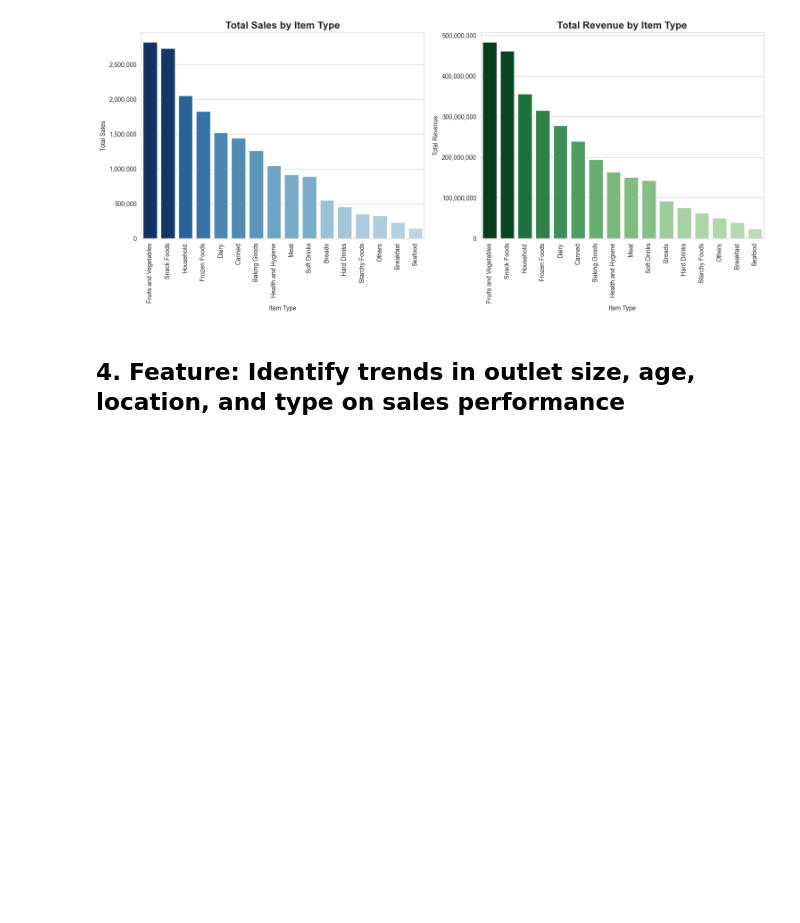
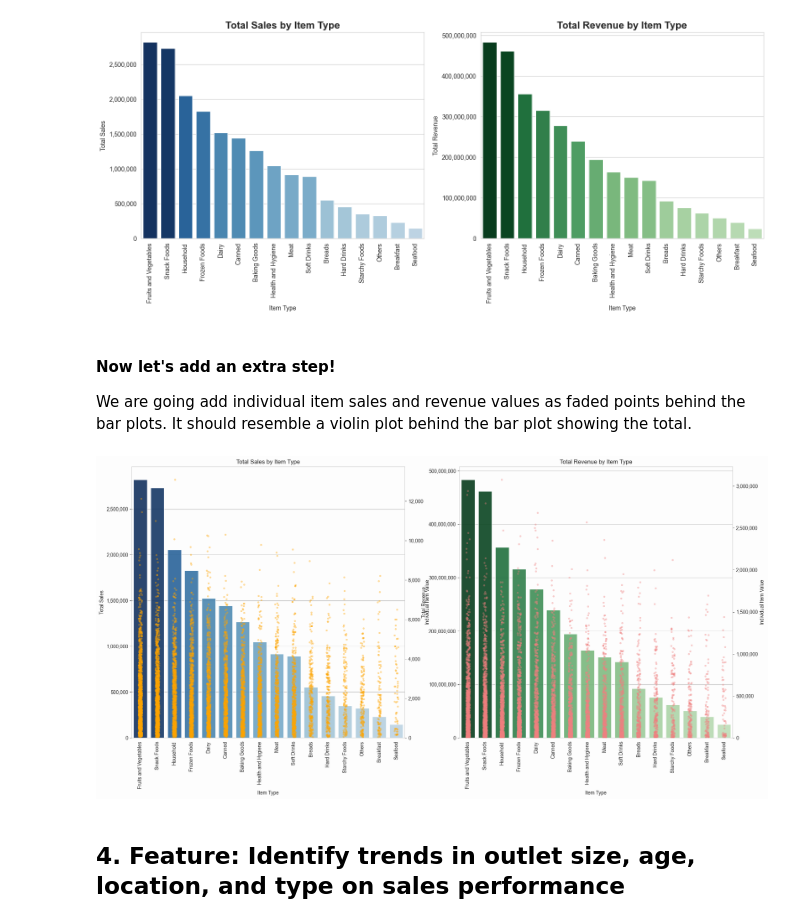
Before and after one commit to JohnK-au/Big-Mart-Data-Science-Project, a Jupyter notebook: scripts/Big-Mart-Analysis.ipynb, the cells around one changed output. Drawn from its saved outputs; the diff is of its cells as text; code cells hidden in the pictures; blank space fills up the shorter version.

Commit message:
Feature: Added a plot that shows total sales and revenue data by item type, and individual item data layered behind.

```diff
--- a/scripts/Big-Mart-Analysis.ipynb
+++ b/scripts/Big-Mart-Analysis.ipynb
@@ -319,6 +319,63 @@ axes[1].set_ylabel("Total Revenue")
 plt.show()
 # %% [output]
 [figure]
+# %% [markdown]
+#### Now let's add an extra step!
+
+We are going add individual item sales and revenue values as faded points behind the bar plots. It should resemble a violin plot behind the bar plot showing the total.
+# %%
+# Violin and bar plot combination for sales and revenue distribution by item type
+
+sns.set_style("whitegrid", {
+    "axes.facecolor": "#fdfdfd",   # plot area background
+    "figure.facecolor": "#fdfdfd", # whole figure background
+    "grid.color": "#BABABA"        # gridline color
+})
+
+# Bar plots of total sales and revenue per item type with individual item points on a secondary y-axis
+fig, axes = plt.subplots(1, 2, figsize=(22, 10))
+
+cmap_blue = plt.cm.Blues
+cmap_green = plt.cm.Greens
+
+# Compute bar colors scaled to value — higher value maps to darker shade
+def value_color(series, color):
+    norm = (series - series.min()) / (series.max() - series.min())
+    return [color(0.3 + 0.7 * v) for v in norm]
+
+sales_totals = df_groceries.groupby('Item_Type')['Item_Outlet_Sales'].sum().sort_values(ascending=False)
+revenue_totals = df_groceries.groupby('Item_Type')['Revenue_per_Item'].sum().sort_values(ascending=False)
+
+for ax, totals, color, dot_color, indiv_col, title, ylabel in [
+    (axes[0], sales_totals, cmap_blue, 'orange', 'Item_Outlet_Sales', 'Total Sales by Item Type', 'Total Sales'),
+    (axes[1], revenue_totals, cmap_green, 'lightcoral', 'Revenue_per_Item', 'Total Revenue by Item Type', 'Total Revenue'),
+]:
+    order = totals.index.tolist()
+
+    # Left axis — total bars
+    sns.barplot(x='Item_Type', y=indiv_col, data=totals.reset_index(),
+                order=order, hue=totals.index, palette=value_color(totals, color), alpha=0.9,
+                estimator=sum, ax=ax)
+    ax.yaxis.set_major_formatter(plt.FuncFormatter(lambda x, _: f'{x:,.0f}'))
+    ax.set_ylabel(ylabel)
+    ax.set_xlabel("Item Type")
+    ax.set_title(title)
+    ax.tick_params(axis='x', rotation=90)
+    ax.set_ylim(bottom=0)
+
+
+    # Right axis — individual item points at their own scale
+    ax2 = ax.twinx()
+    sns.stripplot(x='Item_Type', y=indiv_col, data=df_groceries,
+                  order=order, color=dot_color, alpha=0.4, size=4, ax=ax2)
+    ax2.set_ylim(bottom=0)
+    ax2.yaxis.set_major_formatter(plt.FuncFormatter(lambda x, _: f'{x:,.0f}'))
+    ax2.set_ylabel("Individual Item Value")
+    ax2.grid(False)
+
+plt.show()
+# %% [output]
+[figure, added]
 # %% [markdown]
 ## 4. Feature: Identify trends in outlet size, age, location, and type on sales performance
 # %% [markdown]
```
